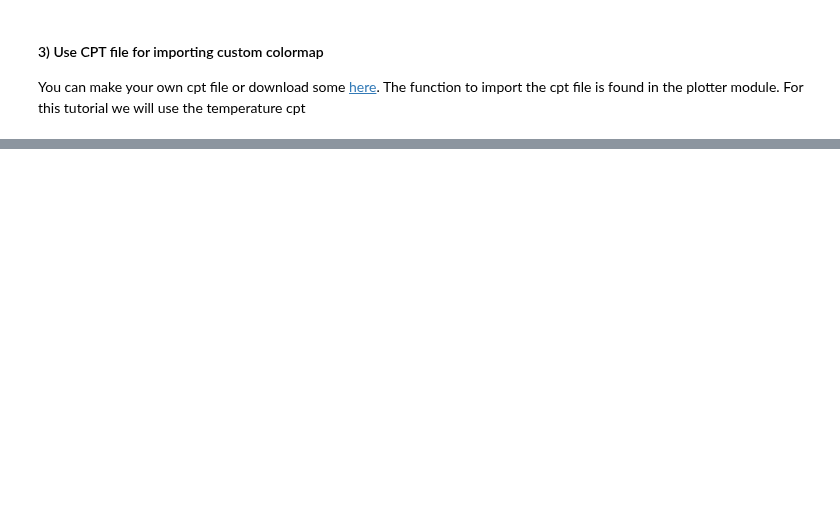
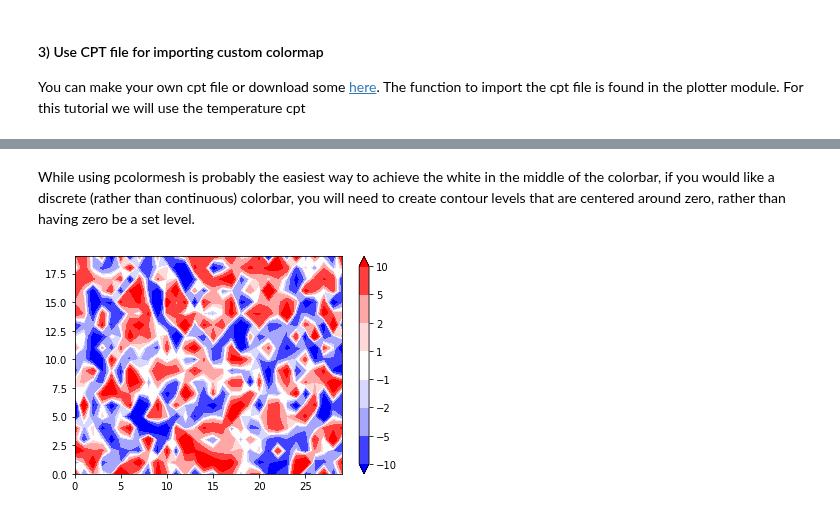
Before and after one commit to CLIVAC/pyclivac, a Jupyter notebook: examples/colorbar_tutorial.ipynb, the cells around one changed output, grey strips where cells are left out. Saved outputs shown, nothing was run; the diff lists cells and outputs as text; code cells hidden in the pictures; blank space fills up the shorter version.

```diff
--- a/examples/colorbar_tutorial.ipynb
+++ b/examples/colorbar_tutorial.ipynb
@@ -125,0 +162,13 @@ simple_xarray_contour_map(data_celsius, my_cmap)
+# %% [markdown]
+While using pcolormesh is probably the easiest way to achieve the white in the middle of the colorbar, if you would like a discrete (rather than continuous) colorbar, you will need to create contour levels that are centered around zero, rather than having zero be a set level.
+# %%
+# create some random data with positive and negative values
+z = 10 * np.random.randn(20, 30)
+# set our symmetric contour levels centered "around" zero
+clevs = [-10, -5, -2, -1, 1, 2, 5, 10]
+# plot and colorbar
+cs = plt.contourf(z, levels=clevs, cmap='bwr',
+                   extend='both')
+cbar = plt.colorbar(cs, spacing='uniform')
+# %% [output]
+[figure, added]
```
Also changed, not shown: parts of 21 cells of this notebook, 3 other files.
